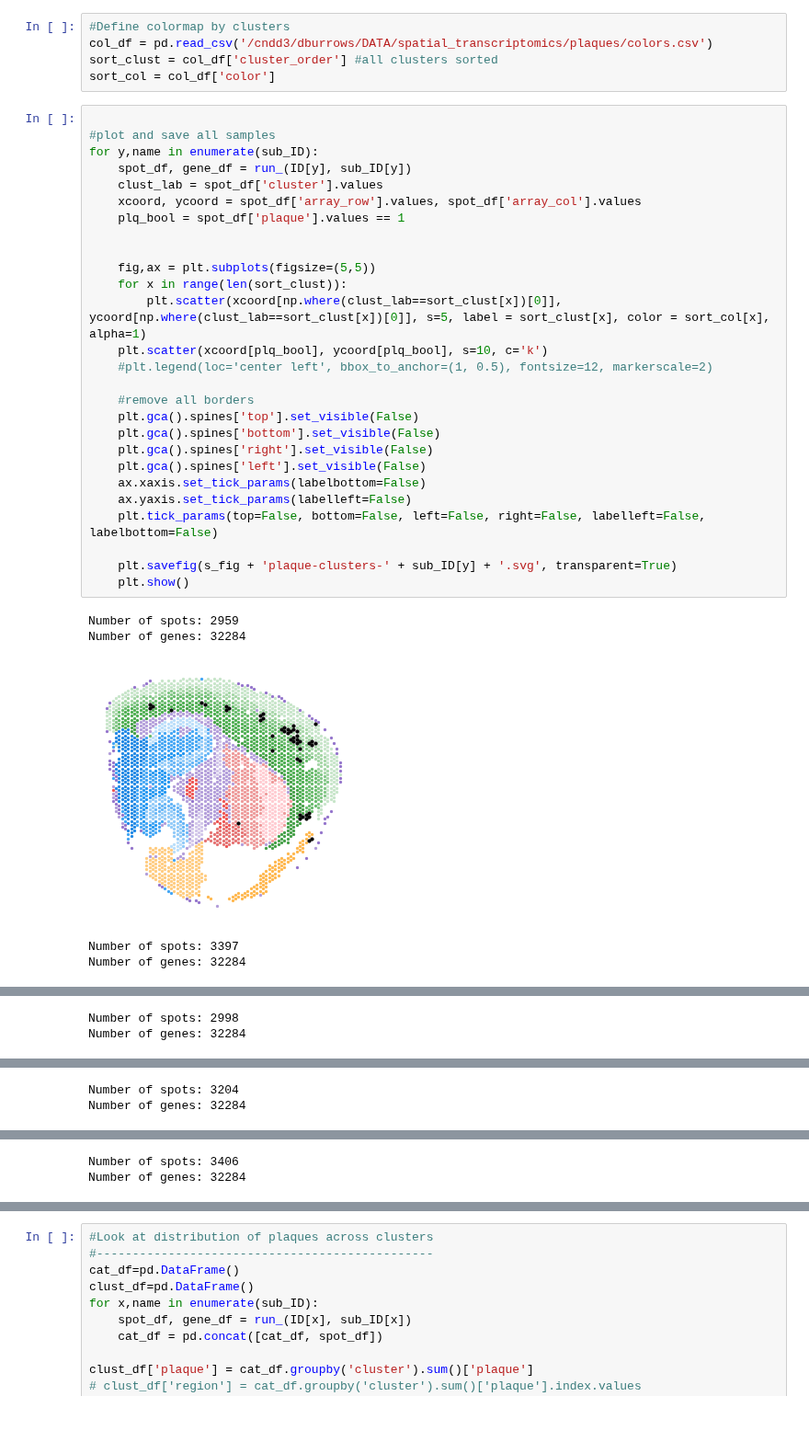
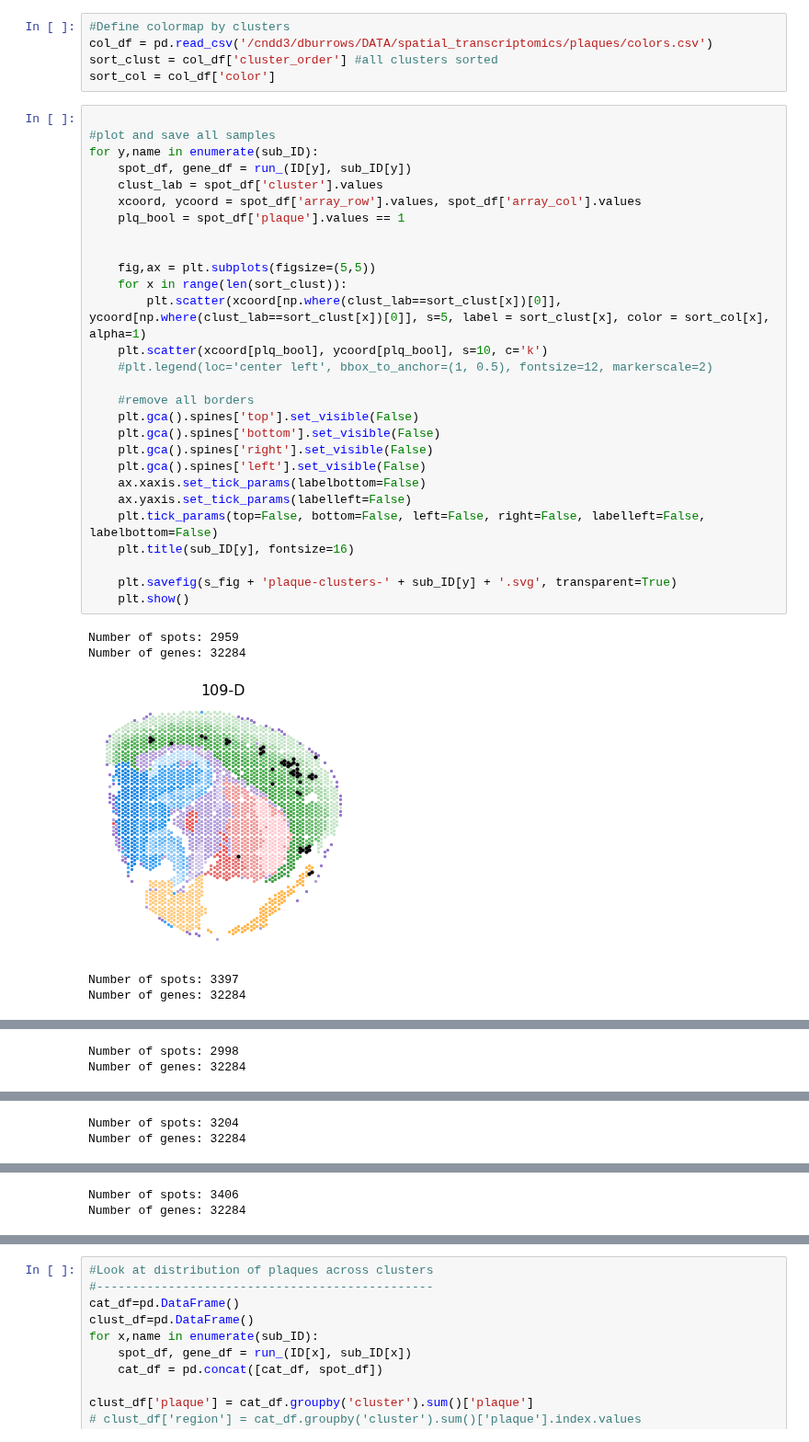
Before and after one commit to dmnburrows/spatial_transcriptomics, a Jupyter notebook: plaque_DE.ipynb, the cells around one changed output, grey strips where cells are left out. Shown at 92% size. Drawn from its saved outputs; the diff is of its cells as text.

Commit message:
plaque microenvironment figure

```diff
--- a/plaque_DE.ipynb
+++ b/plaque_DE.ipynb
@@ -161,33 +158,34 @@ sort_col = col_df['color']
 # %%
 
 #plot and save all samples
 for y,name in enumerate(sub_ID):
     spot_df, gene_df = run_(ID[y], sub_ID[y])
     clust_lab = spot_df['cluster'].values
     xcoord, ycoord = spot_df['array_row'].values, spot_df['array_col'].values
     plq_bool = spot_df['plaque'].values == 1
 
 
     fig,ax = plt.subplots(figsize=(5,5))
     for x in range(len(sort_clust)):
         plt.scatter(xcoord[np.where(clust_lab==sort_clust[x])[0]], ycoord[np.where(clust_lab==sort_clust[x])[0]], s=5, label = sort_clust[x], color = sort_col[x], alpha=1)
     plt.scatter(xcoord[plq_bool], ycoord[plq_bool], s=10, c='k')
     #plt.legend(loc='center left', bbox_to_anchor=(1, 0.5), fontsize=12, markerscale=2)
 
     #remove all borders
     plt.gca().spines['top'].set_visible(False)
     plt.gca().spines['bottom'].set_visible(False)
     plt.gca().spines['right'].set_visible(False)
     plt.gca().spines['left'].set_visible(False)
     ax.xaxis.set_tick_params(labelbottom=False)
     ax.yaxis.set_tick_params(labelleft=False)
     plt.tick_params(top=False, bottom=False, left=False, right=False, labelleft=False, labelbottom=False)
+    plt.title(sub_ID[y], fontsize=16)
 
     plt.savefig(s_fig + 'plaque-clusters-' + sub_ID[y] + '.svg', transparent=True)
     plt.show()
 # %% [output]
 Number of spots: 2959
 Number of genes: 32284
-[figure, old version]
+[figure, new version]
 Number of spots: 3397
 Number of genes: 32284
```
Also changed, not shown: parts of 23 cells of this notebook.
